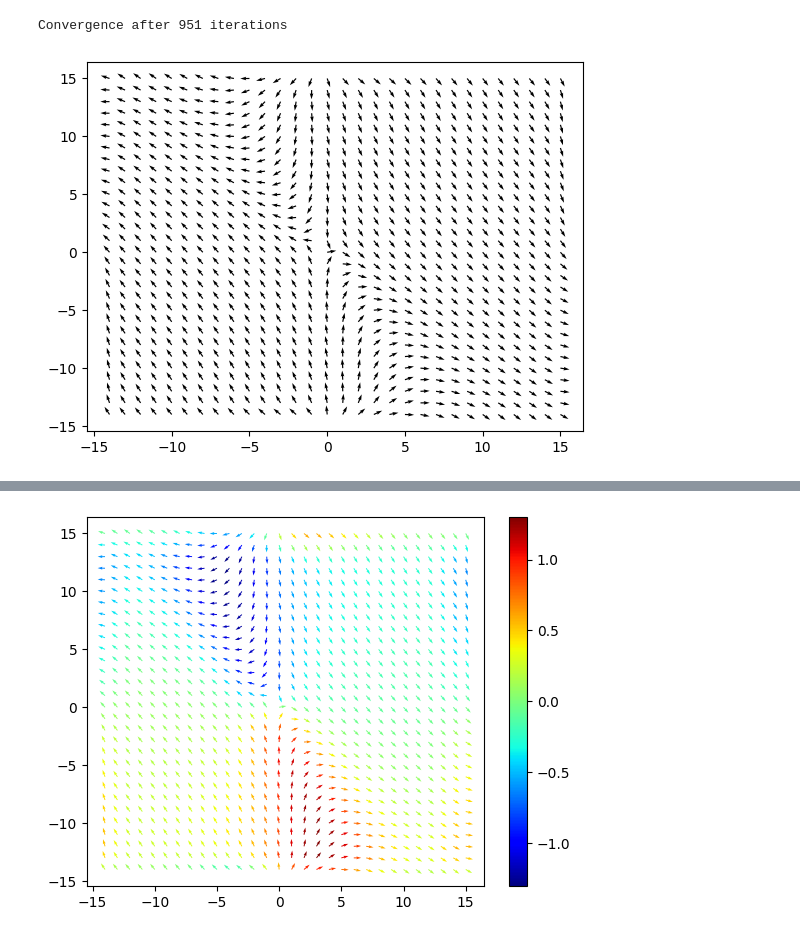
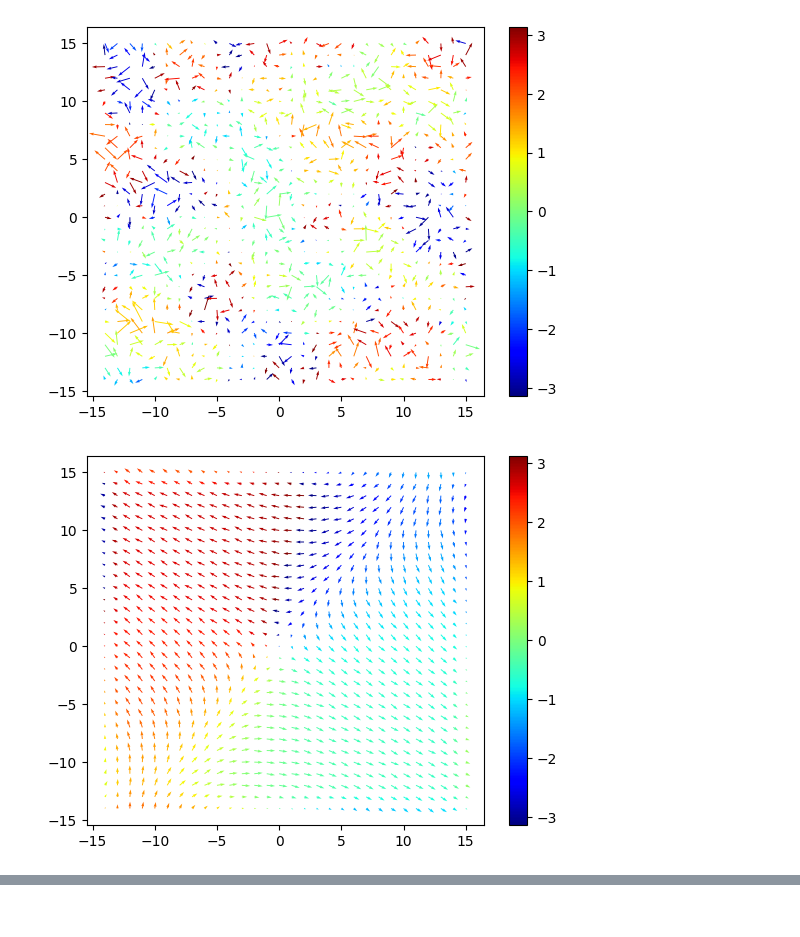
Before and after one commit to TimBerti/magnetic-dipole-lattice, a Jupyter notebook: notebooks/xy_model.ipynb, the cells around one changed output, grey strips where cells are left out. Drawn from its saved outputs; the diff is of its cells as text; code cells hidden in the pictures.

Commit message:
thermostat

```diff
--- a/notebooks/xy_model.ipynb
+++ b/notebooks/xy_model.ipynb
@@ -7,7 +7,7 @@ n = 30
 x_grid, y_grid = np.mgrid[-n // 2 + 1:n // 2 + 1, -n // 2 + 1:n // 2 + 1]
 
 theta = np.random.rand(n, n) * 2 * np.pi
-omega = np.zeros((n, n))
+omega = np.random.rand(n, n) * np.pi / 4
 x = np.cos(theta)
 y = np.sin(theta)
 
@@ -38,49 +40,62 @@ plt.quiver(x_grid, y_grid, B_x, B_y);
 # %%
 alpha = 1
 beta = 1
-gamma = 0.1
+gamma = 1
 dt = 1e-1
-n_max = 10000
+n_cycles = 1000
 
-i = 0
-while i < n_max and (np.mean(np.abs(omega)) > 1e-2 or i < 100):
-    i += 1
+temps = np.concatenate((np.linspace(1, 0, n_cycles//3), np.zeros(n_cycles//3), np.linspace(0, 1, n_cycles//3)))
 
+avg_omegas = []
+
+for idx, t in enumerate(temps):
     x_up = np.roll(x, 1, axis=0)
     x_down = np.roll(x, -1, axis=0)
     x_left = np.roll(x, 1, axis=1)
     x_right = np.roll(x, -1, axis=1)
 
     y_up = np.roll(y, 1, axis=0)
     y_down = np.roll(y, -1, axis=0)
     y_left = np.roll(y, 1, axis=1)
     y_right = np.roll(y, -1, axis=1)
 
     x_neighbors = x_right + x_left + x_up + x_down
     y_neighbors = y_right + y_left + y_up + y_down
 
     theta_neighbors = np.arctan2(y_neighbors, x_neighbors)
 
     force_nieghbors = np.sin(theta_neighbors - theta)
     force_field = np.sin(B_angle - theta) * B_mag
 
     force = alpha * force_nieghbors + beta * force_field
-    friction = gamma * omega
+
+    avg_omega = np.mean(np.abs(omega))
+    avg_omegas.append(np.mean(np.abs(omega)))
+    thermostat = gamma * (t - avg_omega) * omega
 
     # Verlet integration
-    omega += dt * (force - friction)
+    omega += dt * (force + thermostat)
     theta += dt * omega
     theta %= 2 * np.pi
 
     x = np.cos(theta)
     y = np.sin(theta)
 
-if i == n_max:
-    print('No convergence')
-else:
-    print(f'Convergence after {i} iterations')
+    if idx in [0,len(temps)//2, len(temps)-1]:
+        n_neighbors = 5
+        x_average = convolve(x, np.ones((n_neighbors, n_neighbors)) / n_neighbors**2, mode='wrap')
+        y_average = convolve(y, np.ones((n_neighbors, n_neighbors)) / n_neighbors**2, mode='wrap')
 
-plt.quiver(x_grid, y_grid, x, y);
+        magnetization_angle = np.arctan2(y_average, x_average)
+        magnetization_mag = np.sqrt(x_average**2 + y_average**2)
+
+        plt.quiver(x_grid, y_grid, x*magnetization_mag, y*magnetization_mag, magnetization_angle, cmap='jet')
+        plt.colorbar();
+        plt.show()
+
+plt.plot(avg_omegas)
+plt.plot(temps)
+plt.show();
 # %% [output]
-Convergence after 951 iterations
-[figure, old version]
+[figure, new version]
+[figure, added]
@@ -87,11 +103,0 @@ Convergence after 951 iterations
-# %%
-n_neighbors = 4
-x_average = convolve(x, np.ones((n_neighbors, n_neighbors)) / n_neighbors**2, mode='wrap')
-y_average = convolve(y, np.ones((n_neighbors, n_neighbors)) / n_neighbors**2, mode='wrap')
-
-magnetization = x_average + y_average
-
-plt.quiver(x_grid, y_grid, x, y, magnetization, cmap='jet')
-plt.colorbar();
-# %% [output]
-[figure, removed]
```
Also changed, not shown: parts of 4 cells of this notebook, 5 other files.
